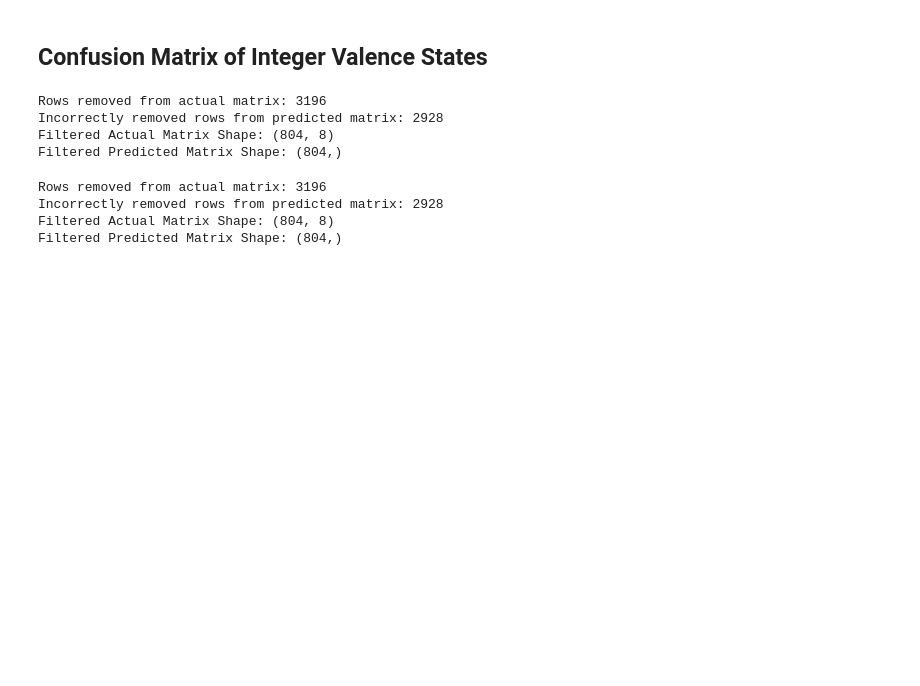
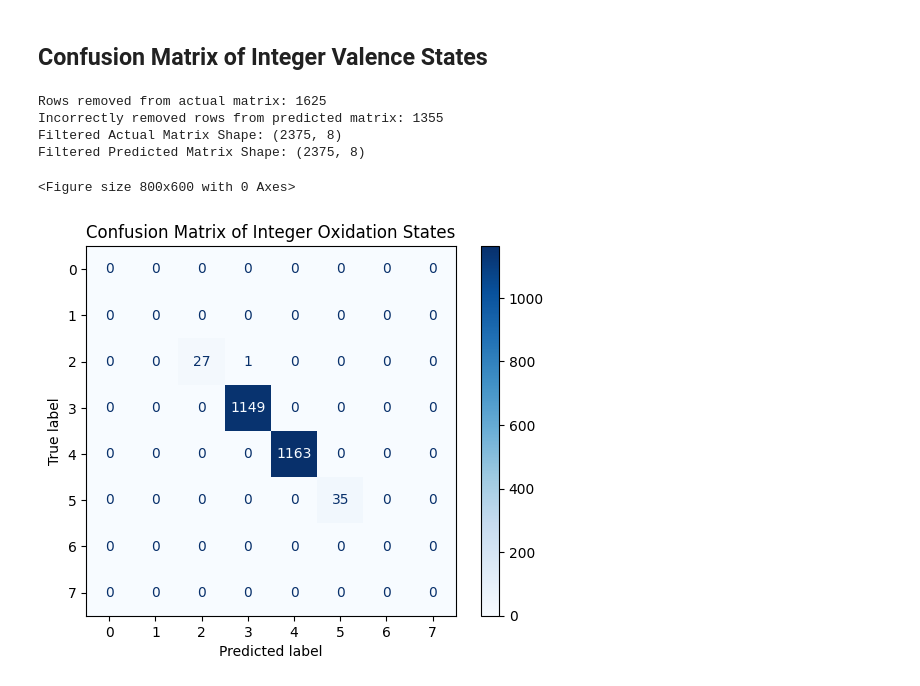
Before and after one commit to Pravanop/ML4Oxi, a Jupyter notebook: Project_Code/6) Analytics.ipynb, the cells around one changed output. Saved outputs shown, nothing was run; the diff lists cells and outputs as text; code cells hidden in the pictures; blank space fills up the shorter version.

Commit message:
Fixed Integer splitting and Confusion Matrix, next is testing on actual data

```diff
--- a/Project_Code/6) Analytics.ipynb
+++ b/Project_Code/6) Analytics.ipynb
@@ -167,9 +167,7 @@ plot_oxidation_state_error_histograms(predicted_matrix, actual_matrix)
 # %% [markdown]
 ## Confusion Matrix of Integer Valence States
 # %%
-import numpy as np
-#This function measures how accurate the integer predictions were, to a specific tolerance
-def filter_rows_by_oxidation_state(actual_matrix, predicted_matrix, tolerance=0.1):
+def filter_rows_by_oxidation_state(actual_matrix, predicted_matrix, tolerance=0.3):
     """
     Filter rows in the actual and predicted matrices where the normalized oxidation state
     is close to an integer (within the given tolerance).
@@ -183,26 +181,27 @@ def filter_rows_by_oxidation_state(actual_matrix, predicted_matrix, tolerance=0.
         filtered_actual (numpy.ndarray): Reduced actual matrix with valid rows.
         filtered_predicted (numpy.ndarray): Reduced predicted matrix with corresponding valid rows.
         removed_count (int): Number of rows removed from actual matrix.
-        incorrect_removed_count (int): Number of incorrect removals in predicted matrix.
+        incorrect_removed_count (int): Number of incorrectly removed rows in predicted matrix.
     """
     # Define the oxidation states: [0, 1, 2, ..., 7]
     oxidation_states = np.arange(8)  # Shape: (8,)
 
-    # Calculate the average oxidation state for each row (sample) in the actual matrix
-    actual_avg = np.dot(actual_matrix, oxidation_states)  # Shape: (4000,)
-    predicted_matrix = np.dot(predicted_matrix, oxidation_states)  # Shape: (4000,)
+    # Calculate the average oxidation state for each row (sample) in the actual and predicted matrices
+    actual_avg = np.dot(actual_matrix, oxidation_states)      # Shape: (4000,)
+    predicted_avg = np.dot(predicted_matrix, oxidation_states)  # Shape: (4000,)
+
     # Identify rows where actual_avg is close to an integer (within tolerance)
     is_valid_row = np.abs(actual_avg - np.round(actual_avg)) < tolerance
 
     # Filter actual and predicted matrices based on valid rows
-    filtered_actual = actual_matrix[is_valid_row]
-    filtered_predicted = predicted_matrix[is_valid_row]
+    filtered_actual = actual_matrix[is_valid_row]          # Keep valid rows in actual_matrix
+    filtered_predicted = predicted_matrix[is_valid_row]    # Keep corresponding rows in predicted_matrix
 
     # Count the rows that were removed
     removed_count = actual_matrix.shape[0] - filtered_actual.shape[0]
 
     # Count the number of incorrectly removed rows in the predicted matrix
-    incorrect_removed_count = np.sum(np.abs(predicted_matrix[~is_valid_row] - np.round(actual_avg[~is_valid_row])) >= tolerance)
+    incorrect_removed_count = np.sum(np.abs(predicted_avg[~is_valid_row] - np.round(actual_avg[~is_valid_row])) >= tolerance)
 
     # Print results
     print(f"Rows removed from actual matrix: {removed_count}")
@@ -211,6 +210,7 @@ def filter_rows_by_oxidation_state(actual_matrix, predicted_matrix, tolerance=0.
     print(f"Filtered Predicted Matrix Shape: {filtered_predicted.shape}")
 
     return filtered_actual, filtered_predicted, removed_count, incorrect_removed_count
+
 
 # Example input matrices (normalized)
 np.random.seed(42)
@@ -225,13 +225,50 @@ predicted_matrix /= predicted_matrix.sum(axis=1, keepdims=True)
 # Call the function
 filtered_actual, filtered_predicted, removed_count, incorrect_removed_count = filter_rows_by_oxidation_state(actual_matrix, predicted_matrix)
 # %% [output]
-Rows removed from actual matrix: 3196
-Incorrectly removed rows from predicted matrix: 2928
-Filtered Actual Matrix Shape: (804, 8)
-Filtered Predicted Matrix Shape: (804,)
+Rows removed from actual matrix: 1625
+Incorrectly removed rows from predicted matrix: 1355
+Filtered Actual Matrix Shape: (2375, 8)
+Filtered Predicted Matrix Shape: (2375, 8)
 # %%
+import matplotlib.pyplot as plt
+from sklearn.metrics import ConfusionMatrixDisplay, confusion_matrix
+
+def generate_confusion_matrix(filtered_actual, filtered_predicted):
+    """
+    Generate a confusion matrix comparing integer oxidation states of actual and predicted matrices.
+
+    Parameters:
+        filtered_actual (numpy.ndarray): Filtered actual oxidation states matrix.
+        filtered_predicted (numpy.ndarray): Filtered predicted oxidation states matrix.
+
+    Returns:
+        None: Displays the confusion matrix plot.
+    """
+    # Define the oxidation states: [0, 1, 2, ..., 7]
+    oxidation_states = np.arange(8)  # Shape: (8,)
+
+    # Compute average oxidation states for filtered matrices
+    actual_avg = np.dot(filtered_actual, oxidation_states)  # Shape: (num_filtered_rows,)
+    predicted_avg = np.dot(filtered_predicted, oxidation_states)
+
+    # Round averages to nearest integer oxidation states
+    actual_int = np.round(actual_avg).astype(int)
+    predicted_int = np.round(predicted_avg).astype(int)
+
+    # Generate confusion matrix
+    cm = confusion_matrix(actual_int, predicted_int, labels=oxidation_states)
+
+    # Plot the confusion matrix
+    plt.figure(figsize=(8, 6))
+    disp = ConfusionMatrixDisplay(confusion_matrix=cm, display_labels=oxidation_states)
+    disp.plot(cmap="Blues", values_format="d")
+    plt.title("Confusion Matrix of Integer Oxidation States")
+    plt.show()
+
+    return
+
+# Assuming `filtered_actual` and `filtered_predicted` come from the previous function
+generate_confusion_matrix(filtered_actual, filtered_predicted)
 # %% [output]
-Rows removed from actual matrix: 3196
-Incorrectly removed rows from predicted matrix: 2928
-Filtered Actual Matrix Shape: (804, 8)
-Filtered Predicted Matrix Shape: (804,)
+<Figure size 800x600 with 0 Axes>
+[figure, added]
```
